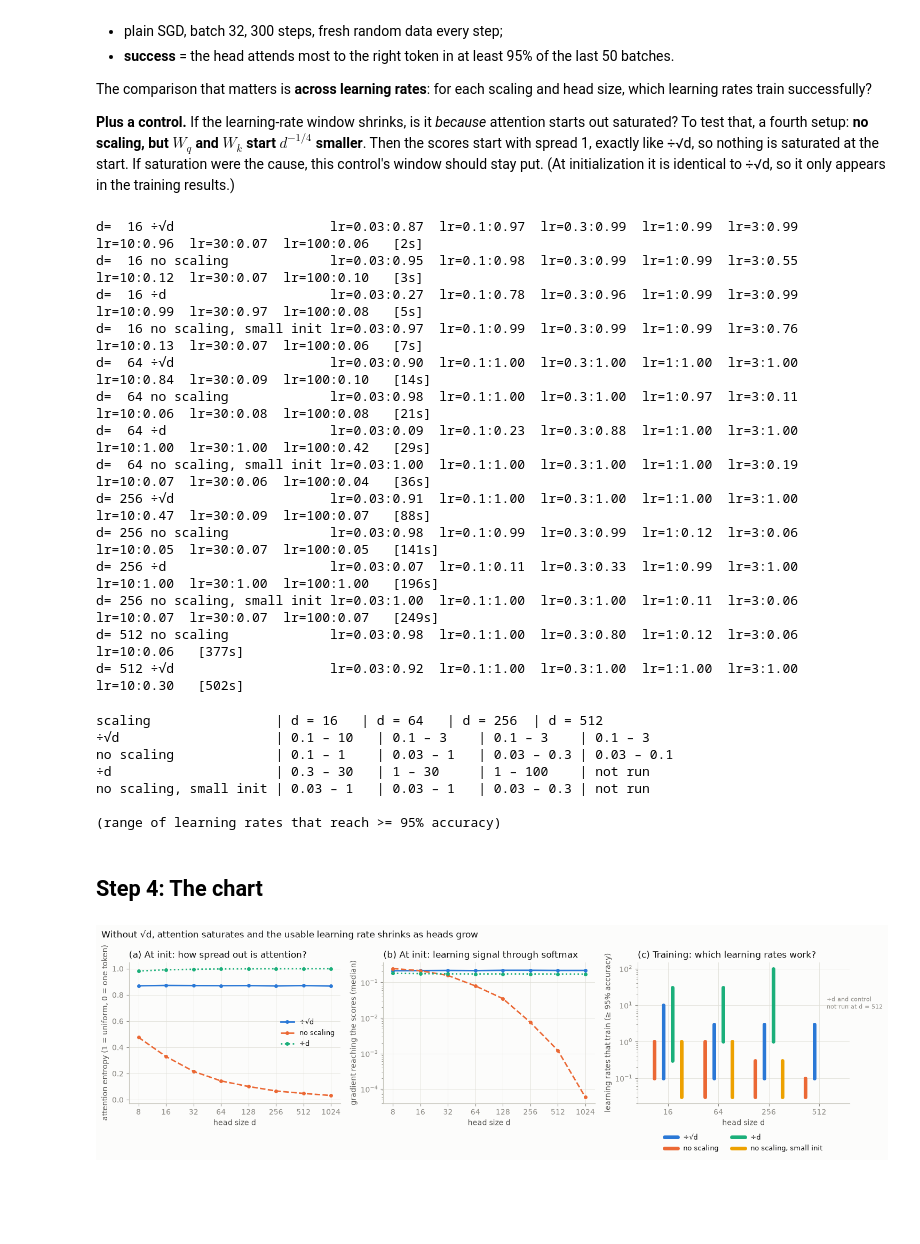
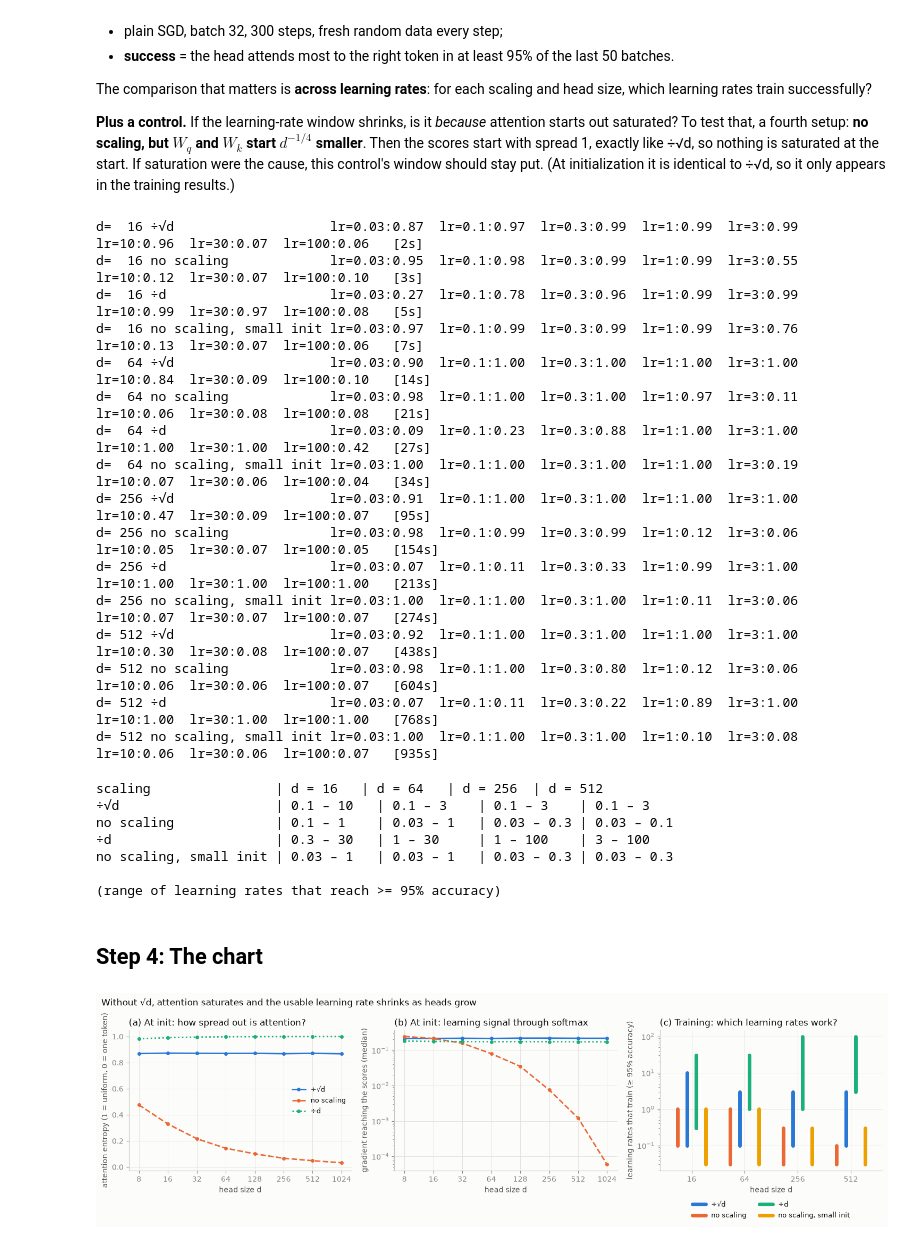
Before and after one commit to srkadia/llm-lab, a Jupyter notebook: 02-attention/notebooks/03_experiment.ipynb, the cells around one changed output. Cells and saved outputs as stored; diff of their text form; code cells hidden in the pictures; blank space fills up the shorter version.

```diff
--- a/02-attention/notebooks/03_experiment.ipynb
+++ b/02-attention/notebooks/03_experiment.ipynb
@@ -196,18 +196,16 @@ def train_retrieval(d, scale, lr, init_mult=1.0, steps=300, B=32, T=16, seed=0):
 LRS = [0.03, 0.1, 0.3, 1, 3, 10, 30, 100]
 CONTROL = "no scaling, small init"                   # no scaling, Wq/Wk start d**-0.25 smaller
 RUNS = [(d, name) for d in [16, 64, 256] for name in list(SCALES) + [CONTROL]]
-RUNS += [(512, "no scaling"), (512, "÷√d")]           # d = 512 is slow, so only the two that matter most
-LRS_512 = [0.03, 0.1, 0.3, 1, 3, 10]
+RUNS += [(512, name) for name in list(SCALES) + [CONTROL]]
 
 results = {}
 t0 = time.perf_counter()
 for d, name in RUNS:
-    lrs = LRS_512 if d == 512 else LRS
     if name == CONTROL:
         scale, init_mult = 1.0, d ** -0.25
     else:
         scale, init_mult = SCALES[name]["fn"](d), 1.0
-    results[d, name] = {lr: train_retrieval(d, scale, lr, init_mult) for lr in lrs}
+    results[d, name] = {lr: train_retrieval(d, scale, lr, init_mult) for lr in LRS}
     print(f"d={d:4d} {name:22s} " + "  ".join(f"lr={lr:g}:{a:.2f}" for lr, a in results[d, name].items())
           + f"   [{time.perf_counter() - t0:.0f}s]", flush=True)
 # %% [output]
@@ -217,14 +215,16 @@ d=  16 ÷d                     lr=0.03:0.27  lr=0.1:0.78  lr=0.3:0.96  lr=1:0.99
 d=  16 no scaling, small init lr=0.03:0.97  lr=0.1:0.99  lr=0.3:0.99  lr=1:0.99  lr=3:0.76  lr=10:0.13  lr=30:0.07  lr=100:0.06   [7s]
 d=  64 ÷√d                    lr=0.03:0.90  lr=0.1:1.00  lr=0.3:1.00  lr=1:1.00  lr=3:1.00  lr=10:0.84  lr=30:0.09  lr=100:0.10   [14s]
 d=  64 no scaling             lr=0.03:0.98  lr=0.1:1.00  lr=0.3:1.00  lr=1:0.97  lr=3:0.11  lr=10:0.06  lr=30:0.08  lr=100:0.08   [21s]
-d=  64 ÷d                     lr=0.03:0.09  lr=0.1:0.23  lr=0.3:0.88  lr=1:1.00  lr=3:1.00  lr=10:1.00  lr=30:1.00  lr=100:0.42   [29s]
-d=  64 no scaling, small init lr=0.03:1.00  lr=0.1:1.00  lr=0.3:1.00  lr=1:1.00  lr=3:0.19  lr=10:0.07  lr=30:0.06  lr=100:0.04   [36s]
-d= 256 ÷√d                    lr=0.03:0.91  lr=0.1:1.00  lr=0.3:1.00  lr=1:1.00  lr=3:1.00  lr=10:0.47  lr=30:0.09  lr=100:0.07   [88s]
-d= 256 no scaling             lr=0.03:0.98  lr=0.1:0.99  lr=0.3:0.99  lr=1:0.12  lr=3:0.06  lr=10:0.05  lr=30:0.07  lr=100:0.05   [141s]
-d= 256 ÷d                     lr=0.03:0.07  lr=0.1:0.11  lr=0.3:0.33  lr=1:0.99  lr=3:1.00  lr=10:1.00  lr=30:1.00  lr=100:1.00   [196s]
-d= 256 no scaling, small init lr=0.03:1.00  lr=0.1:1.00  lr=0.3:1.00  lr=1:0.11  lr=3:0.06  lr=10:0.07  lr=30:0.07  lr=100:0.07   [249s]
-d= 512 no scaling             lr=0.03:0.98  lr=0.1:1.00  lr=0.3:0.80  lr=1:0.12  lr=3:0.06  lr=10:0.06   [377s]
-d= 512 ÷√d                    lr=0.03:0.92  lr=0.1:1.00  lr=0.3:1.00  lr=1:1.00  lr=3:1.00  lr=10:0.30   [502s]
+d=  64 ÷d                     lr=0.03:0.09  lr=0.1:0.23  lr=0.3:0.88  lr=1:1.00  lr=3:1.00  lr=10:1.00  lr=30:1.00  lr=100:0.42   [27s]
+d=  64 no scaling, small init lr=0.03:1.00  lr=0.1:1.00  lr=0.3:1.00  lr=1:1.00  lr=3:0.19  lr=10:0.07  lr=30:0.06  lr=100:0.04   [34s]
+d= 256 ÷√d                    lr=0.03:0.91  lr=0.1:1.00  lr=0.3:1.00  lr=1:1.00  lr=3:1.00  lr=10:0.47  lr=30:0.09  lr=100:0.07   [95s]
+d= 256 no scaling             lr=0.03:0.98  lr=0.1:0.99  lr=0.3:0.99  lr=1:0.12  lr=3:0.06  lr=10:0.05  lr=30:0.07  lr=100:0.05   [154s]
+d= 256 ÷d                     lr=0.03:0.07  lr=0.1:0.11  lr=0.3:0.33  lr=1:0.99  lr=3:1.00  lr=10:1.00  lr=30:1.00  lr=100:1.00   [213s]
+d= 256 no scaling, small init lr=0.03:1.00  lr=0.1:1.00  lr=0.3:1.00  lr=1:0.11  lr=3:0.06  lr=10:0.07  lr=30:0.07  lr=100:0.07   [274s]
+d= 512 ÷√d                    lr=0.03:0.92  lr=0.1:1.00  lr=0.3:1.00  lr=1:1.00  lr=3:1.00  lr=10:0.30  lr=30:0.08  lr=100:0.07   [438s]
+d= 512 no scaling             lr=0.03:0.98  lr=0.1:1.00  lr=0.3:0.80  lr=1:0.12  lr=3:0.06  lr=10:0.06  lr=30:0.06  lr=100:0.07   [604s]
+d= 512 ÷d                     lr=0.03:0.07  lr=0.1:0.11  lr=0.3:0.22  lr=1:0.89  lr=3:1.00  lr=10:1.00  lr=30:1.00  lr=100:1.00   [768s]
+d= 512 no scaling, small init lr=0.03:1.00  lr=0.1:1.00  lr=0.3:1.00  lr=1:0.10  lr=3:0.08  lr=10:0.06  lr=30:0.06  lr=100:0.07   [935s]
 # %%
 def window(accs, threshold=0.95):
     ok = [lr for lr, a in accs.items() if a >= threshold]
@@ -242,8 +242,8 @@ print("\n(range of learning rates that reach >= 95% accuracy)")
 scaling                | d = 16   | d = 64   | d = 256  | d = 512
 ÷√d                    | 0.1 – 10   | 0.1 – 3    | 0.1 – 3    | 0.1 – 3
 no scaling             | 0.1 – 1    | 0.03 – 1   | 0.03 – 0.3 | 0.03 – 0.1
-÷d                     | 0.3 – 30   | 1 – 30     | 1 – 100    | not run
-no scaling, small init | 0.03 – 1   | 0.03 – 1   | 0.03 – 0.3 | not run
+÷d                     | 0.3 – 30   | 1 – 30     | 1 – 100    | 3 – 100
+no scaling, small init | 0.03 – 1   | 0.03 – 1   | 0.03 – 0.3 | 0.03 – 0.3
 
 (range of learning rates that reach >= 95% accuracy)
 # %% [markdown]
@@ -270,35 +270,34 @@ ax2.set_title("(b) At init: learning signal through softmax", loc="left")
 # (c) the window of learning rates that train, per head size and scaling
 # the control goes last, next to ÷d rather than next to orange (orange and yellow are hard to tell apart)
 offsets = {"no scaling": -0.27, "÷√d": -0.09, "÷d": 0.09, CONTROL: 0.27}
 colors = {name: cfg["color"] for name, cfg in SCALES.items()} | {CONTROL: "#eda100"}
 train_dims = [16, 64, 256, 512]
 for name, color in colors.items():
     labeled = False
     for i, d in enumerate(train_dims):
         if (d, name) not in results:
             continue
         w = window(results[d, name])
         if w is None:
             continue
         x = i + offsets[name]
         ax3.plot([x, x], [w[0], w[1]], color=color, lw=5, solid_capstyle="round",
                  label=None if labeled else name)
         labeled = True
 ax3.set_yscale("log")
 ax3.set_xticks(range(len(train_dims)), [str(d) for d in train_dims])
 ax3.set_xlim(-0.6, len(train_dims) - 0.4)
 ax3.set_xlabel("head size d")
 ax3.set_ylabel("learning rates that train (≥ 95% accuracy)")
 ax3.set_title("(c) Training: which learning rates work?", loc="left")
 ax3.legend(loc="upper center", bbox_to_anchor=(0.5, -0.17), ncol=2, fontsize=9)   # below: 4 entries would cover the bars
-ax3.text(len(train_dims) - 1 + 0.15, 8, "÷d and control\nnot run at d = 512", color=MUTED, fontsize=8, ha="left")
 
 fig.suptitle("Without √d, attention saturates and the usable learning rate shrinks as heads grow",
              x=0.01, ha="left", fontsize=12)
 plt.tight_layout()
 plt.show()
 # %% [output]
-[figure, old version]
+[figure, new version]
 # %% [markdown]
 ## Findings
 
```
Also changed, not shown: parts of 2 cells of this notebook, 3 other files.
